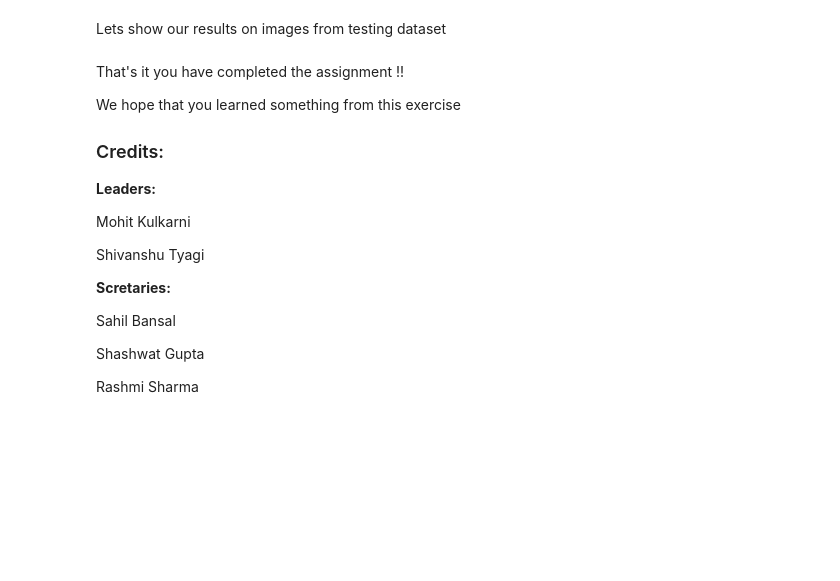
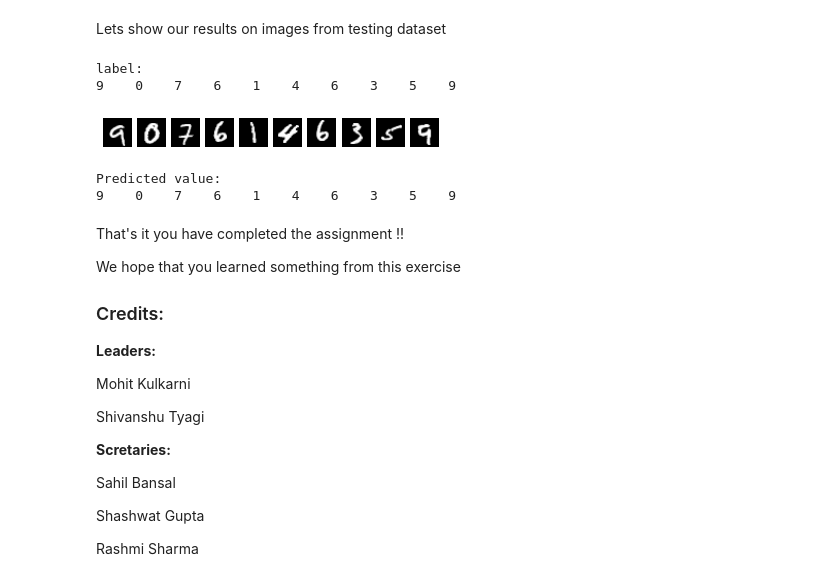
Before and after one commit to joshivedant/BCS_workshop_Jan_22, a Jupyter notebook: ML_DL_basics/BCS_DL_assignment.ipynb, the cells around one changed output. Cells and saved outputs as stored; diff of their text form; code cells hidden in the pictures; blank space fills up the shorter version.

```diff
--- a/ML_DL_basics/BCS_DL_assignment.ipynb
+++ b/ML_DL_basics/BCS_DL_assignment.ipynb
@@ -283,29 +394,36 @@ plt.show()
 # %% [markdown]
 Lets show our results on images from testing dataset
 # %%
-n = ...   # = no. of images to see predictions on
+n = 10   # = no. of images to see predictions on
 
-index = np.random.choice(...)  # choose random index from test data
+index = np.random.choice(x_test.shape[0],10)  # choose random index from test data
 print("label: ")
 
 for i,ind in enumerate(index):
     plt.subplot(1,n,i+1)
-    plt.imshow(...)             # fill code to show images from test set
+    plt.imshow(x_test[ind],cmap="gray")             # fill code to show images from test set
     plt.axis("off")
-    print(y_test[ind],end="       ")
+    print(y_test[ind],end="    ")
 
 plt.show()
 print("Predicted value: ")
 
 # Now lets print the predictions
 
+y_pred = model.predict(x_test_flatten)
 for i,ind in enumerate(index):
     # write code to predict and print digit in image
     # Hint: the output of the model is a 10-d vector which gives probabilties
-    # The digit in the image would be the class for which probability is hghest...
+    # The digit in the image would be the class for which probability is highest...
 
-    digit = ...
-    print(digit,end="      ")
+    digit = np.argmax(y_pred[ind])
+    print(digit,end="    ")
+# %% [output]
+label:
+9    0    7    6    1    4    6    3    5    9
+[figure, added]
+Predicted value:
+9    0    7    6    1    4    6    3    5    9
 # %% [markdown]
 That's it you have completed the assignment !!
 
```
Also changed, not shown: parts of 16 cells of this notebook, 1 other file.
